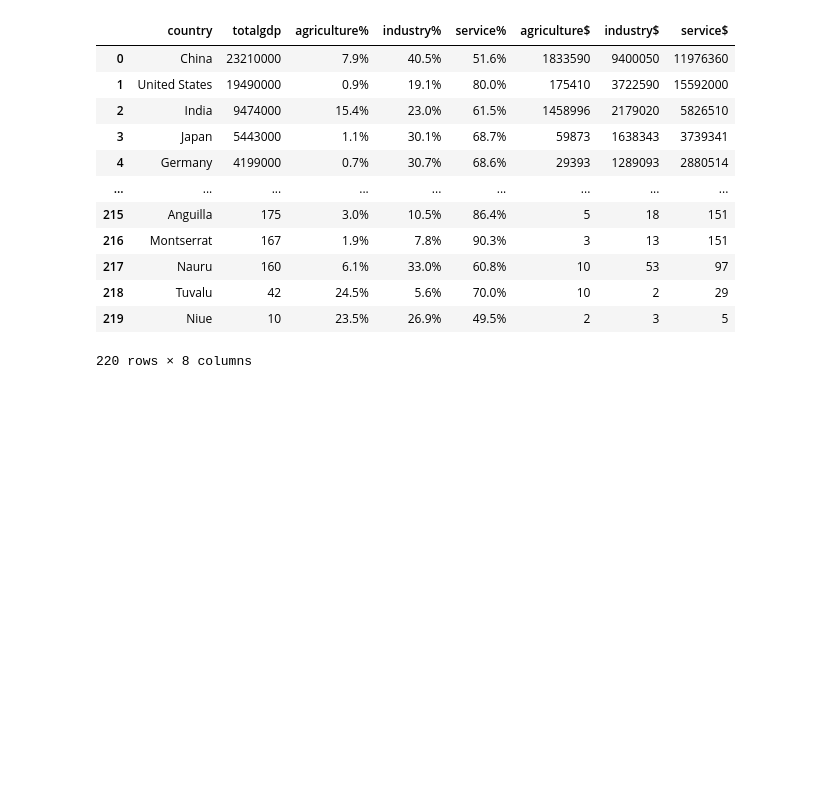
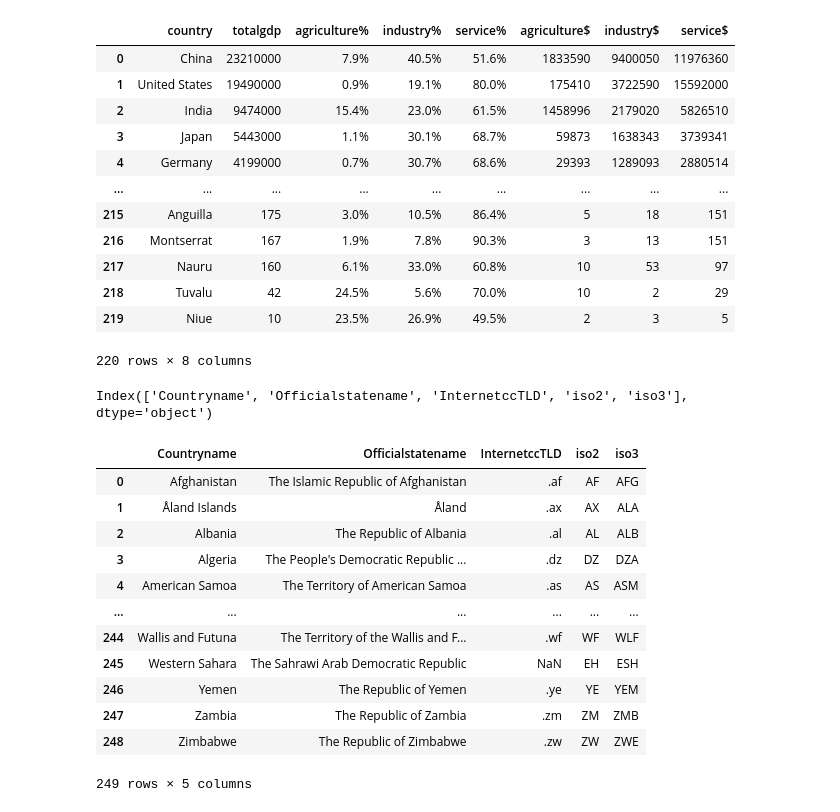
Before and after one commit to dghnyldz/computational-thinking, a Jupyter notebook: DataGDP.ipynb, the cells around one changed output. Drawn from its saved outputs; the diff is of its cells as text; code cells hidden in the pictures; blank space fills up the shorter version.

```diff
--- a/Deliverable 1.ipynb
+++ b/DataGDP.ipynb
@@ -370,3 +370,29 @@ DataGDP
 220 rows × 8 columns
 # %%
 DataGDP.to_csv("DataGDP.csv",index=False)
+# %%
+# link to the data in CSV format
+linkDataIso='https://github.com/dghnyldz/computational-thinking/raw/main/isodata.csv'
+
+# using 'read_csv' with a link
+DataIso=pd.read_csv(linkDataIso)
+# %%
+DataIso.columns
+# %% [output]
+Index(['Countryname', 'Officialstatename', 'InternetccTLD', 'iso2', 'iso3'], dtype='object')
+# %%
+DataIso
+# %% [output]
+|  | Countryname | Officialstatename | InternetccTLD | iso2 | iso3 |
+| 0 | Afghanistan | The Islamic Republic of Afghanistan | .af | AF | AFG |
+| 1 | Åland Islands | Åland | .ax | AX | ALA |
+| 2 | Albania | The Republic of Albania | .al | AL | ALB |
+| 3 | Algeria | The People's Democratic Republic ... | .dz | DZ | DZA |
+| 4 | American Samoa | The Territory of American Samoa | .as | AS | ASM |
+| ... | ... | ... | ... | ... | ... |
+| 244 | Wallis and Futuna | The Territory of the Wallis and F... | .wf | WF | WLF |
+| 245 | Western Sahara | The Sahrawi Arab Democratic Republic | NaN | EH | ESH |
+| 246 | Yemen | The Republic of Yemen | .ye | YE | YEM |
+| 247 | Zambia | The Republic of Zambia | .zm | ZM | ZMB |
+| 248 | Zimbabwe | The Republic of Zimbabwe | .zw | ZW | ZWE |
+249 rows × 5 columns
```
Also changed, not shown: parts of 36 cells of this notebook, 3 other files.
